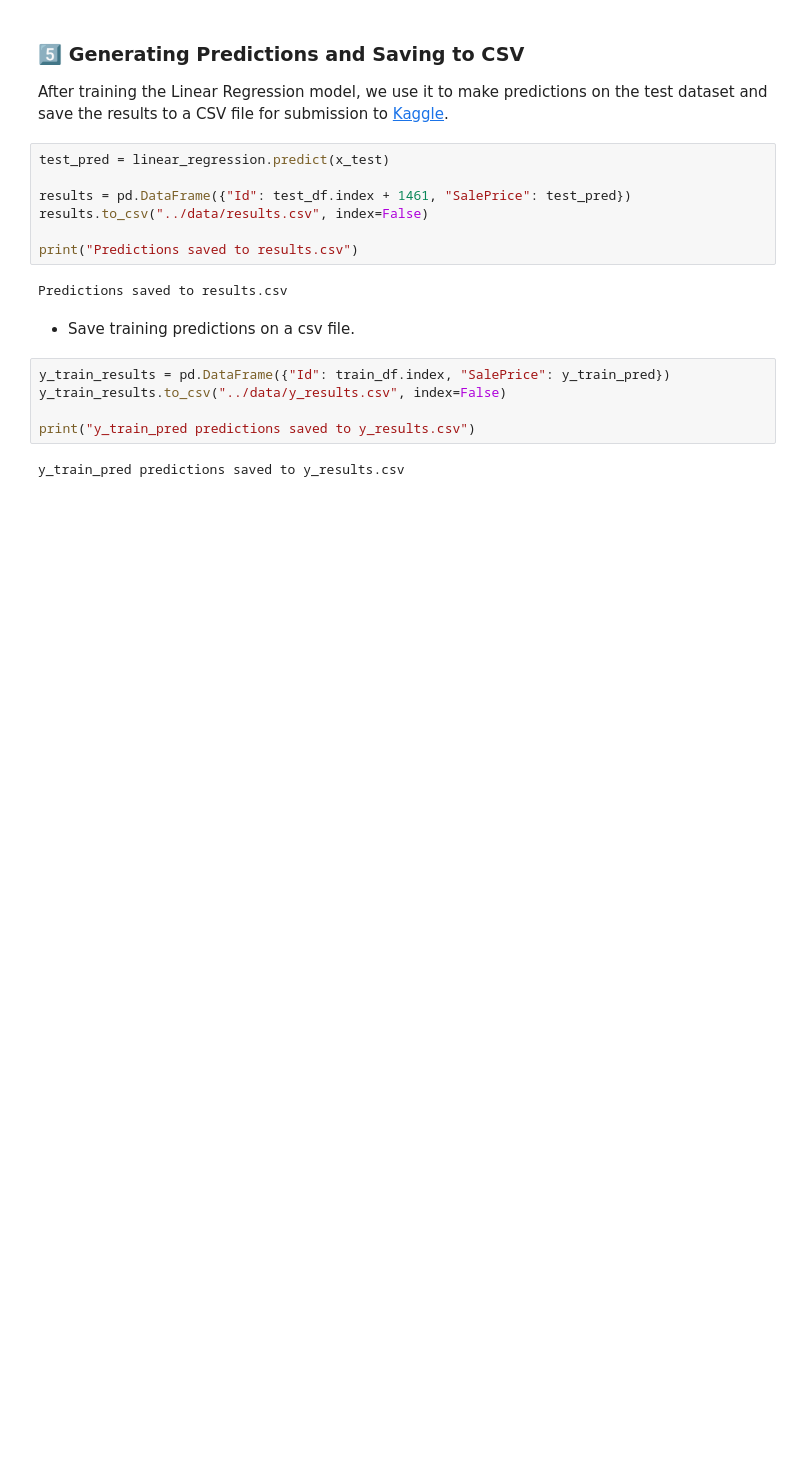
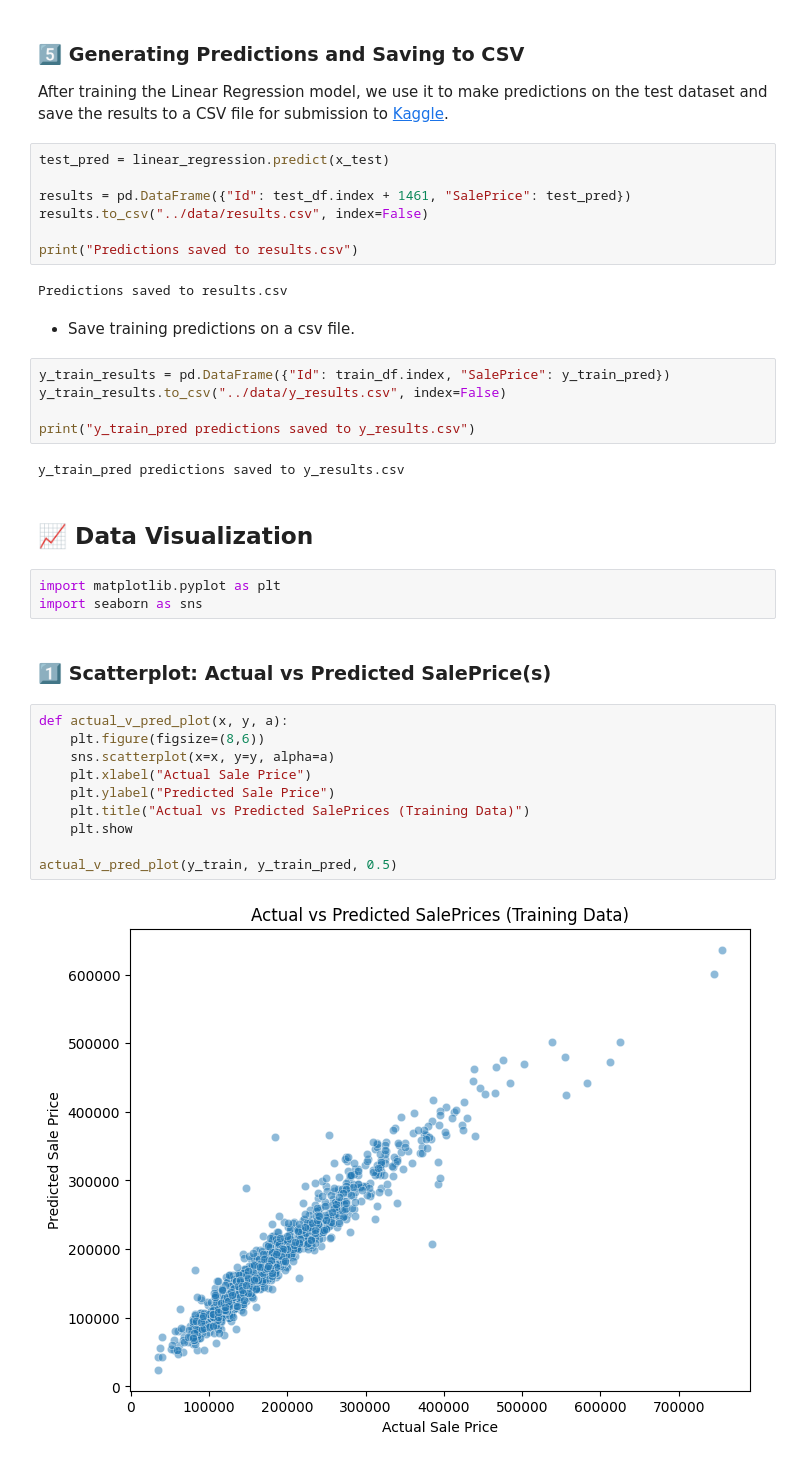
Before and after one commit to julsCadenas/DS-ML-Projects, a Jupyter notebook: notebooks/house_price_prediction.ipynb, the cells around one changed output. Saved outputs shown, nothing was run; the diff lists cells and outputs as text; blank space fills up the shorter version.

Commit message:
added a scatterplot

```diff
--- a/notebooks/house_price_prediction.ipynb
+++ b/notebooks/house_price_prediction.ipynb
@@ -254,3 +254,22 @@ y_train_results.to_csv("../data/y_results.csv", index=False)
 print("y_train_pred predictions saved to y_results.csv")
 # %% [output]
 y_train_pred predictions saved to y_results.csv
+# %% [markdown]
+## **📈 Data Visualization**
+# %%
+import matplotlib.pyplot as plt
+import seaborn as sns
+# %% [markdown]
+### **1️⃣ Scatterplot: Actual vs Predicted SalePrice(s)**
+# %%
+def actual_v_pred_plot(x, y, a):
+    plt.figure(figsize=(8,6))
+    sns.scatterplot(x=x, y=y, alpha=a)
+    plt.xlabel("Actual Sale Price")
+    plt.ylabel("Predicted Sale Price")
+    plt.title("Actual vs Predicted SalePrices (Training Data)")
+    plt.show
+
+actual_v_pred_plot(y_train, y_train_pred, 0.5)
+# %% [output]
+[figure, added]
```
